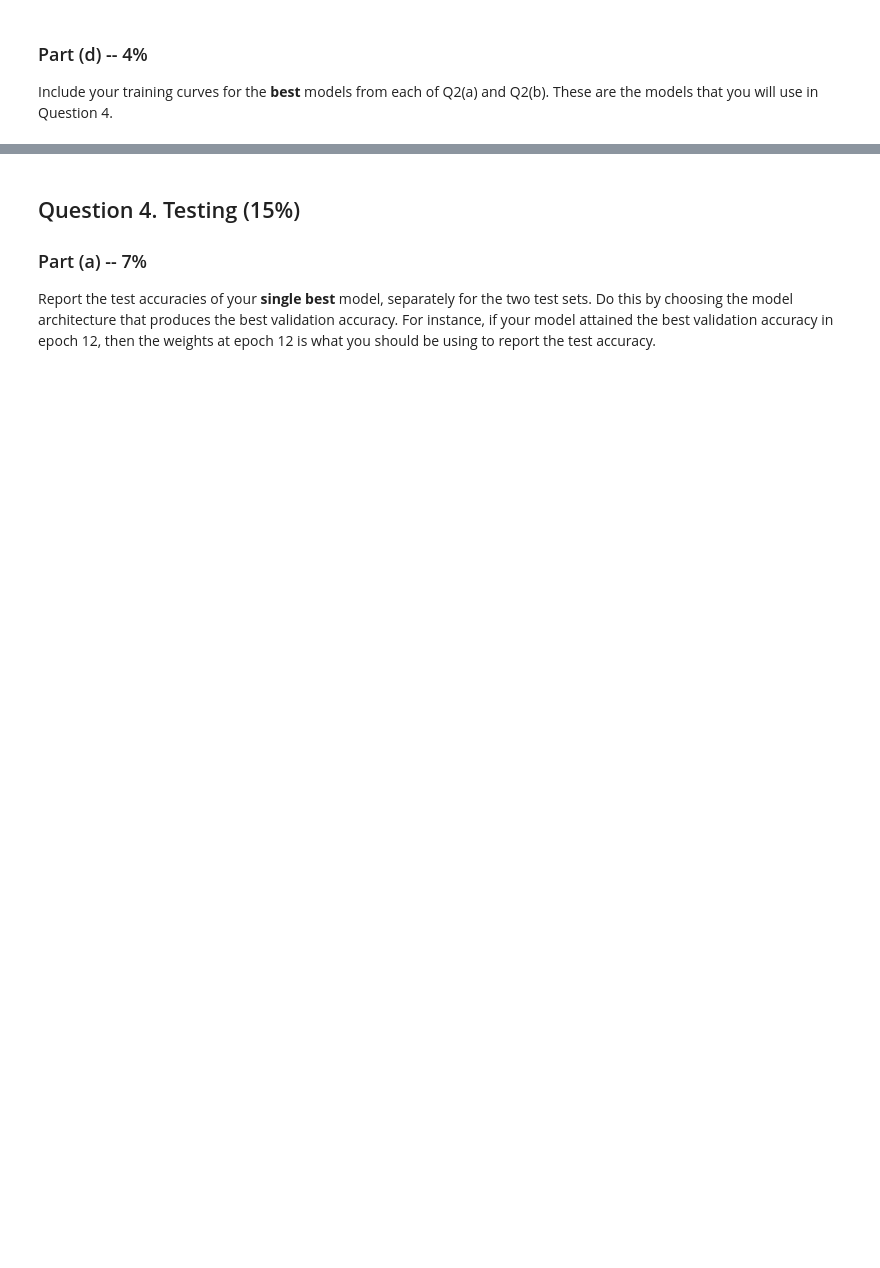
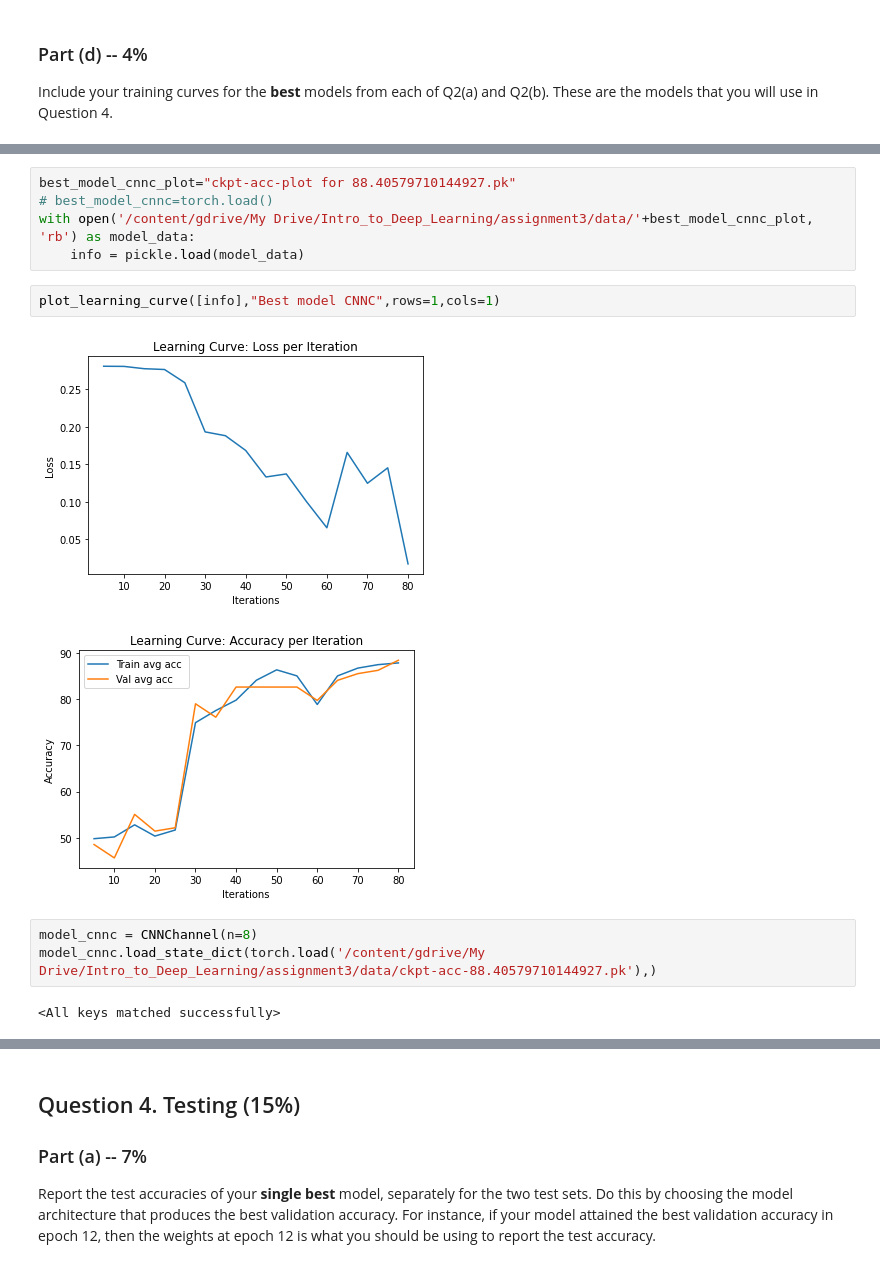
Before and after one commit to shaniklein/Introduction-to-Deep-Learning, a Jupyter notebook: Assignment3_ipynb_json.ipynb, the cells around one changed output, grey strips where cells are left out. Cells and saved outputs as stored; diff of their text form; blank space fills up the shorter version.

```diff
--- a/Assignment3_ipynb_json.ipynb
+++ b/Assignment3_ipynb_json.ipynb
@@ -835,0 +887,15 @@ model=torch.load('best_model.pth')
+# %%
+best_model_cnnc_plot="ckpt-acc-plot for 88.40579710144927.pk"
+# best_model_cnnc=torch.load()
+with open('/content/gdrive/My Drive/Intro_to_Deep_Learning/assignment3/data/'+best_model_cnnc_plot, 'rb') as model_data:
+    info = pickle.load(model_data)
+# %%
+plot_learning_curve([info],"Best model CNNC",rows=1,cols=1)
+# %% [output]
+[figure, added]
+[figure, added]
+# %%
+model_cnnc = CNNChannel(n=8)
+model_cnnc.load_state_dict(torch.load('/content/gdrive/My Drive/Intro_to_Deep_Learning/assignment3/data/ckpt-acc-88.40579710144927.pk'),)
+# %% [output]
+<All keys matched successfully>
```
Also changed, not shown: parts of 32 cells of this notebook.
